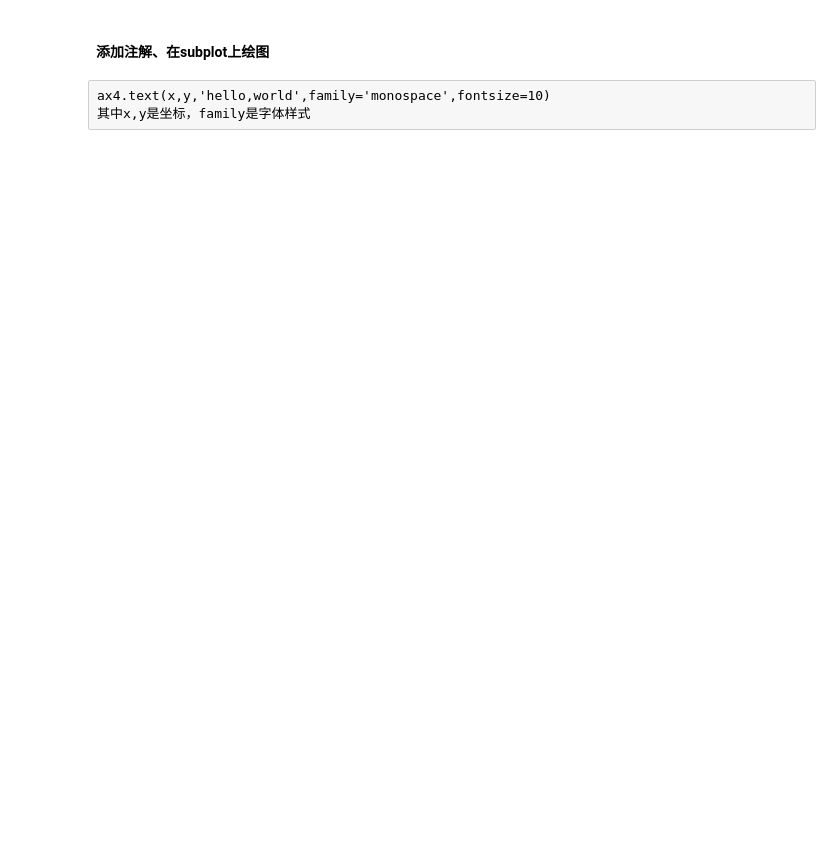
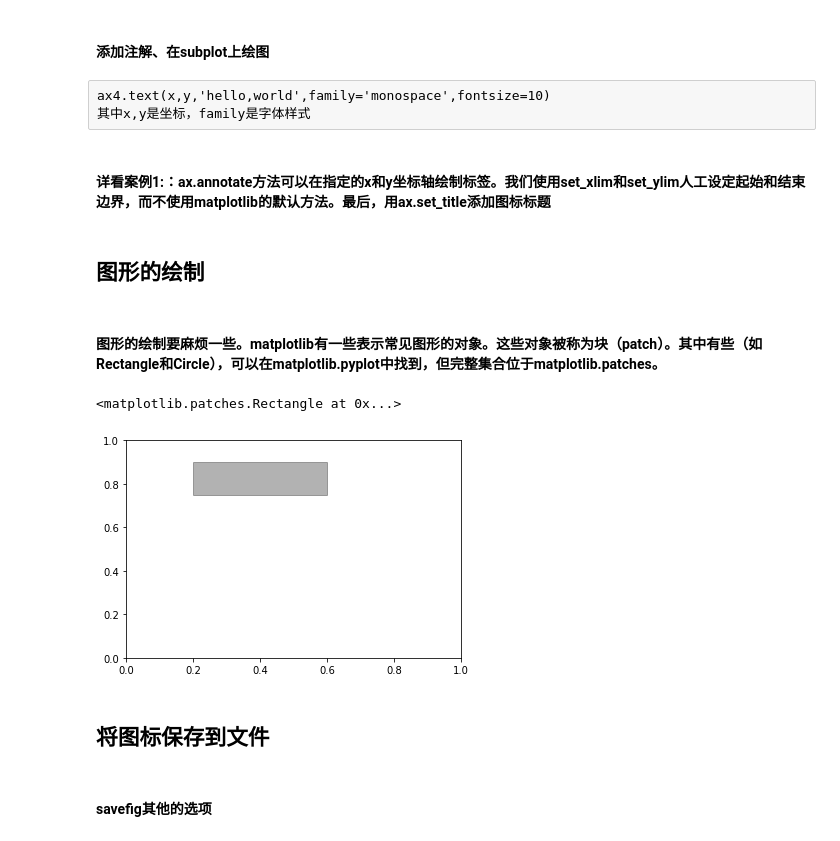
Before and after one commit to caizr/PythonLearn, a Jupyter notebook: DataAnalysis/Plotting and Visualization/1..ipynb, the cells around one changed output. Drawn from its saved outputs; the diff is of its cells as text; code cells hidden in the pictures; blank space fills up the shorter version.

```diff
--- a/DataAnalysis/Plotting and Visualization/1..ipynb
+++ b/DataAnalysis/Plotting and Visualization/1..ipynb
@@ -153,3 +154,21 @@ ax4.legend(loc='best')
 # %% [raw]
 ax4.text(x,y,'hello,world',family='monospace',fontsize=10)
 其中x,y是坐标，family是字体样式
+# %% [markdown]
+#### 详看案例1:：ax.annotate⽅法可以在指定的x和y坐标轴绘制标签。我们使⽤set_xlim和set_ylim⼈⼯设定起始和结束边界，⽽不使⽤matplotlib的默认⽅法。最后，⽤ax.set_title添加图标标题
+# %% [markdown]
+## 图形的绘制
+# %% [markdown]
+#### 图形的绘制要麻烦⼀些。matplotlib有⼀些表示常⻅图形的对象。这些对象被称为块（patch）。其中有些（如Rectangle和Circle），可以在matplotlib.pyplot中找到，但完整集合位于matplotlib.patches。
+# %%
+f4=plt.figure()
+ax5=f4.add_subplot(1,1,1)
+#左下角坐标、宽、高、颜色、透明度
+rect=plt.Rectangle((0.2,.75),0.4,0.15,color='k',alpha=0.3)
+#类似的，还有Circle,Polygon等，更多的在matplotlib.patches库中
+ax5.add_patch(rect)
+# %% [output]
+<matplotlib.patches.Rectangle at 0x...>
+[figure, added]
+# %% [markdown]
+## 将图标保存到文件
@@ -155,0 +179,2 @@ ax4.text(x,y,'hello,world',family='monospace',fontsize=10)
+# %% [markdown]
+#### savefig其他的选项
```
Also changed, not shown: parts of 10 cells of this notebook, 6 other files.
